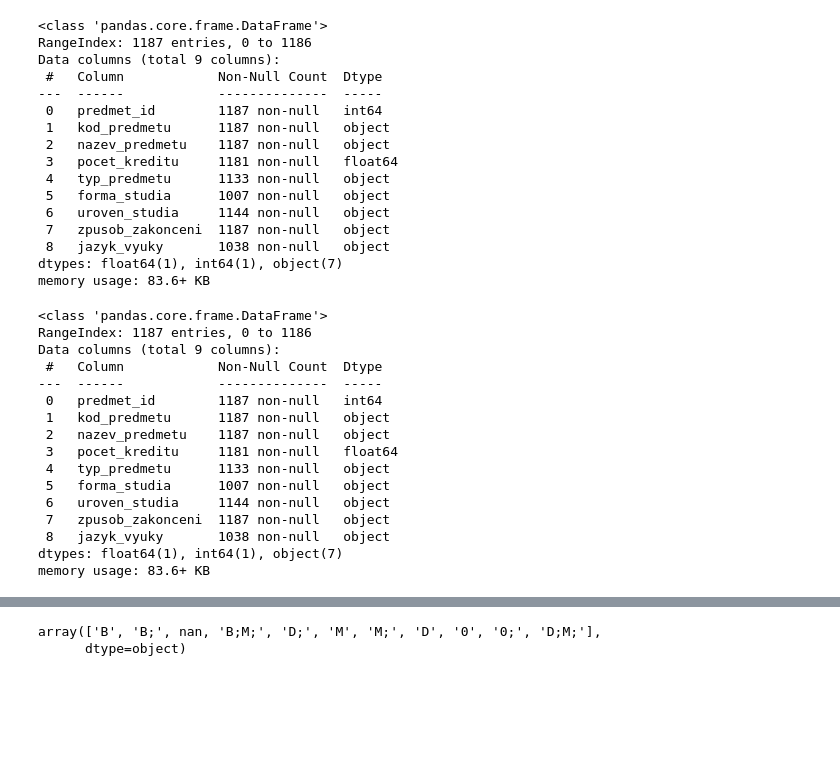
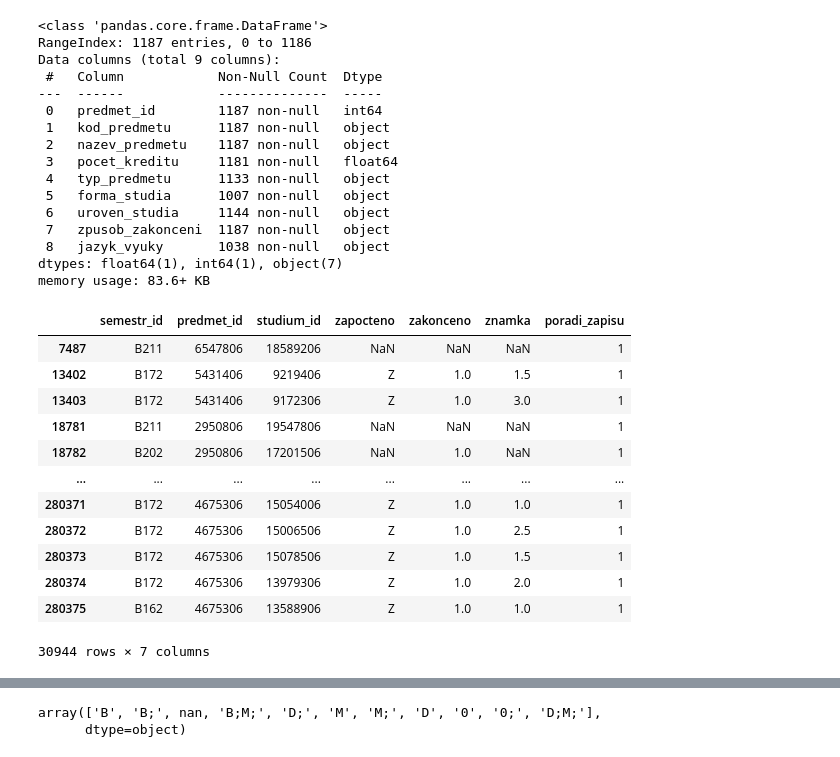
Before and after one commit to akapitanova/predikce_vykonu_studentu, a Jupyter notebook: pruzkum_dat.ipynb, the cells around one changed output, grey strips where cells are left out. Saved outputs shown, nothing was run; the diff lists cells and outputs as text; code cells hidden in the pictures; blank space fills up the shorter version.

```diff
--- a/pruzkum_dat.ipynb
+++ b/pruzkum_dat.ipynb
@@ -303,22 +318,37 @@ memory usage: 83.6+ KB
 # %%
 predmet_dim_o = predmet_dim.copy(deep=True)
 predmet_dim = predmet_dim.loc[:, :]
-# %%
-predmet_dim.info()
-# %% [output]
-<class 'pandas.core.frame.DataFrame'>
-RangeIndex: 1187 entries, 0 to 1186
-Data columns (total 9 columns):
- #   Column            Non-Null Count  Dtype
----  ------            --------------  -----
- 0   predmet_id        1187 non-null   int64
- 1   kod_predmetu      1187 non-null   object
- 2   nazev_predmetu    1187 non-null   object
- 3   pocet_kreditu     1181 non-null   float64
- 4   typ_predmetu      1133 non-null   object
- 5   forma_studia      1007 non-null   object
- 6   uroven_studia     1144 non-null   object
- 7   zpusob_zakonceni  1187 non-null   object
- 8   jazyk_vyuky       1038 non-null   object
-dtypes: float64(1), int64(1), object(7)
-memory usage: 83.6+ KB
+# %%
+courses_dot = predmet_dim[(predmet_dim['kod_predmetu'].str.contains("\.", case=False))]['kod_predmetu'].unique()
+# %%
+#slovnik predmet_id: kod_predmetu
+courses_bak_tran_id_kod = dict()
+for index, row in predmet_dim.iterrows():
+    courses_bak_tran_id_kod[row['predmet_id']] = row['kod_predmetu']
+
+#slovnik kod_predmetu: predmet_id
+courses_bak_tran_kod_id = dict()
+for index, row in predmet_dim.iterrows():
+    courses_bak_tran_kod_id[row['kod_predmetu']] = row['predmet_id']
+# %%
+courses_dot_id = []
+for course in courses_dot:
+    courses_dot_id.append(courses_bak_tran_kod_id[course])
+# %%
+courses_dot_class = klasifikace_fact_o[klasifikace_fact_o['predmet_id'].isin(courses_dot_id)]
+# %%
+courses_dot_class
+# %% [output]
+|  | semestr_id | predmet_id | studium_id | zapocteno | zakonceno | znamka | poradi_zapisu |
+| 7487 | B211 | 6547806 | 18589206 | NaN | NaN | NaN | 1 |
+| 13402 | B172 | 5431406 | 9219406 | Z | 1.0 | 1.5 | 1 |
+| 13403 | B172 | 5431406 | 9172306 | Z | 1.0 | 3.0 | 1 |
+| 18781 | B211 | 2950806 | 19547806 | NaN | NaN | NaN | 1 |
+| 18782 | B202 | 2950806 | 17201506 | NaN | 1.0 | NaN | 1 |
+| ... | ... | ... | ... | ... | ... | ... | ... |
+| 280371 | B172 | 4675306 | 15054006 | Z | 1.0 | 1.0 | 1 |
+| 280372 | B172 | 4675306 | 15006506 | Z | 1.0 | 2.5 | 1 |
+| 280373 | B172 | 4675306 | 15078506 | Z | 1.0 | 1.5 | 1 |
+| 280374 | B172 | 4675306 | 13979306 | Z | 1.0 | 2.0 | 1 |
+| 280375 | B162 | 4675306 | 13588906 | Z | 1.0 | 1.0 | 1 |
+30944 rows × 7 columns
```
Also changed, not shown: parts of 43 cells of this notebook, 36 other files.
